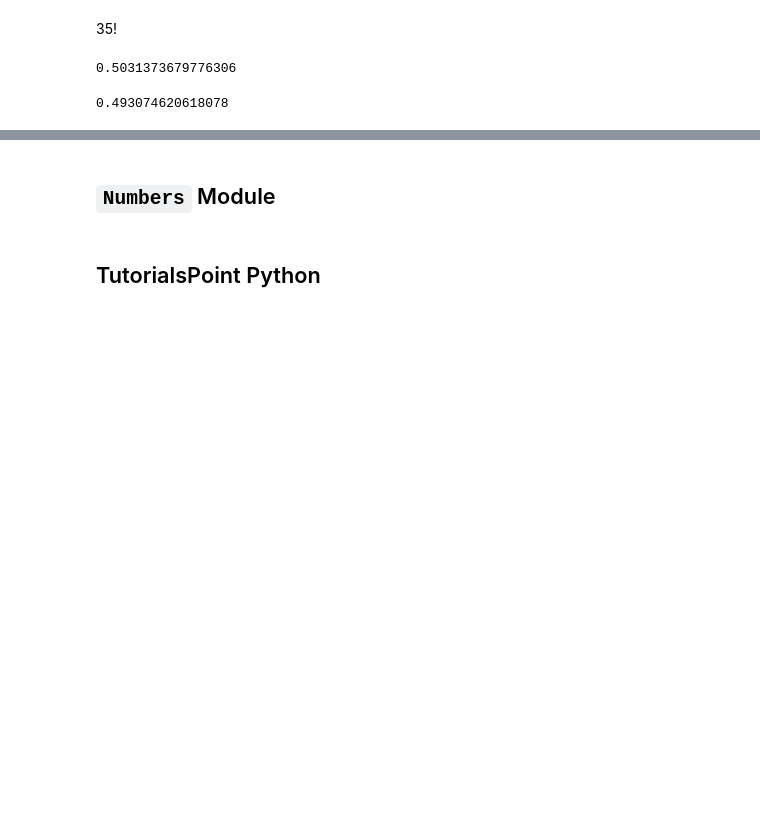
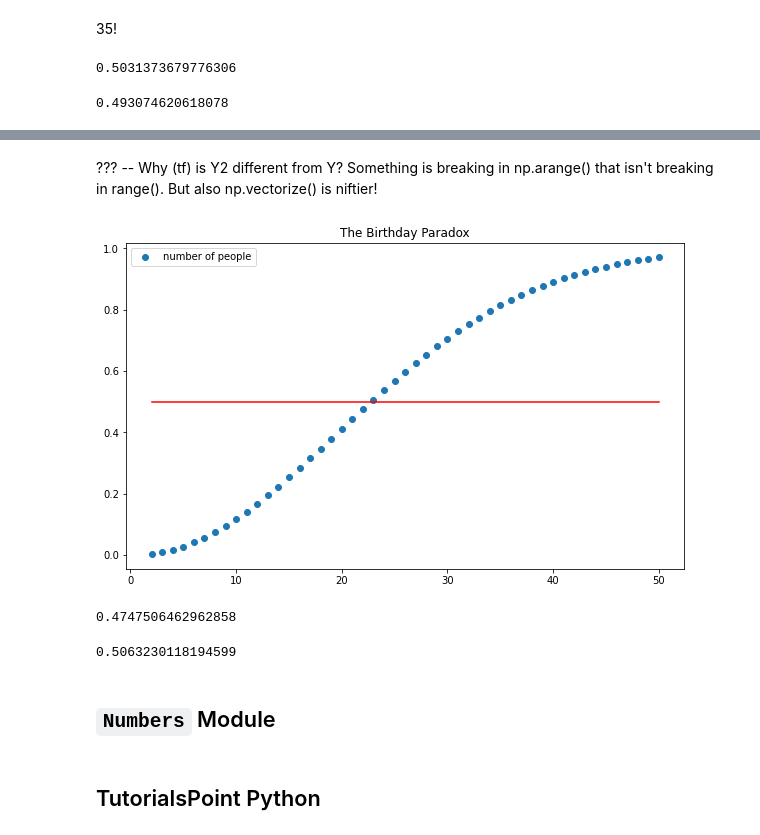
Before and after one commit to gadamico/Code-Snippets, a Jupyter notebook: scratch9.ipynb, the cells around one changed output, grey strips where cells are left out. Cells and saved outputs as stored; diff of their text form; code cells hidden in the pictures; blank space fills up the shorter version.

Commit message:
add birthday paradox material

```diff
--- a/scratch9.ipynb
+++ b/scratch9.ipynb
@@ -47,0 +86,8 @@ math.log(0.5, 0.98)
+# %%
+def func(n):
+    from math import factorial as f
+    minuend = n-1
+    base = 1 / 366**minuend
+    num = f(365)
+    den = f(365-minuend)
+    return 1 - base * (num / den)
@@ -47,0 +96,4 @@ math.log(0.5, 0.98)
+# %%
+X = np.arange(2, 51)
+
+Y = n_func(X)
@@ -47,0 +117,3 @@ math.log(0.5, 0.98)
+# %%
+n_func = np.vectorize(func)
+Y = n_func(X)
@@ -48,3 +155,22 @@ math.log(0.5, 0.98)
+# %% [markdown]
+??? -- Why (tf) is Y2 different from Y? Something is breaking in np.arange() that isn't breaking in range(). But also np.vectorize() is niftier!
+# %%
+fig, ax = plt.subplots(figsize=(10, 6))
+ax.scatter(X, Y, label="number of people")
+ax.plot(X, 49 * [0.5], 'r')
+plt.title("The Birthday Paradox")
+plt.legend();
+# plt.savefig('birthday.png')
+# %% [output]
+[figure, added]
+# %%
+Y[20]
+# %% [output]
+0.4747506462962858
+# %%
+Y[21]
+# %% [output]
+0.5063230118194599
 # %% [markdown]
 ## `Numbers` Module
 # %%
```
Also changed, not shown: parts of 14 cells of this notebook, 1 other file.
